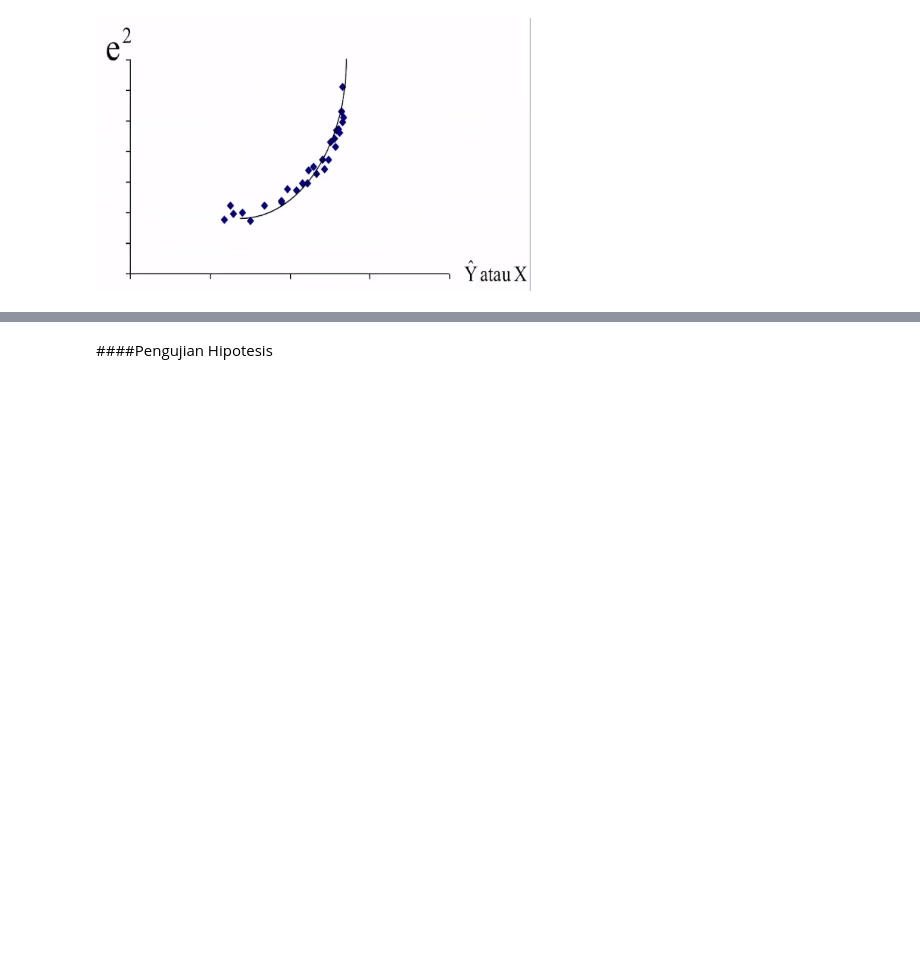
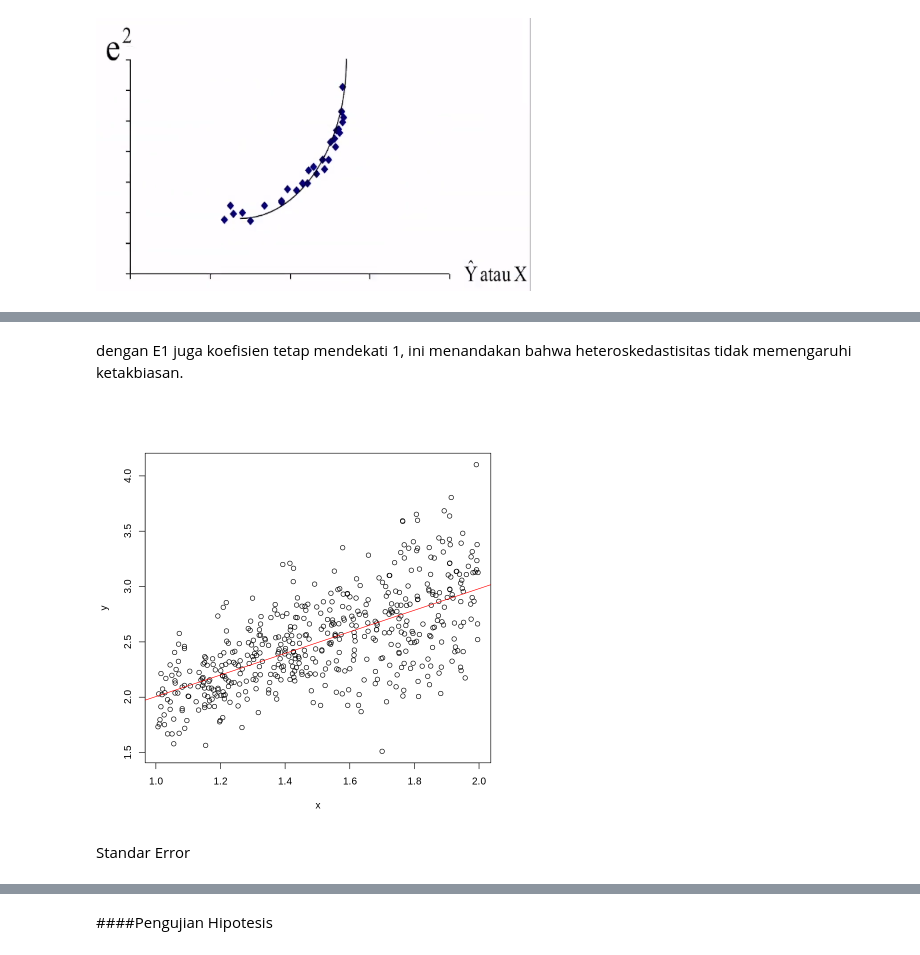
Before and after one commit to JuzmaFR/Analisis-Regresi-Catatan-Kuliah, a Jupyter notebook: Analisis_Regresi.ipynb, the cells around one changed output, grey strips where cells are left out. Cells and saved outputs as stored; diff of their text form; code cells hidden in the pictures; blank space fills up the shorter version.

```diff
--- a/Analisis_Regresi.ipynb
+++ b/Analisis_Regresi.ipynb
@@ -1318,0 +1398,7 @@ Contoh Heteroskedastisitas
+# %% [markdown]
+dengan E1 juga koefisien tetap mendekati 1, ini menandakan bahwa heteroskedastisitas tidak memengaruhi ketakbiasan.
+# %%
+plot(y~x)
+abline(1.0302,0.9755,col="red")
+# %% [output]
+[figure, added]
@@ -1318,0 +1407,2 @@ Contoh Heteroskedastisitas
+# %% [markdown]
+Standar Error
```
Also changed, not shown: parts of 22 cells of this notebook.
